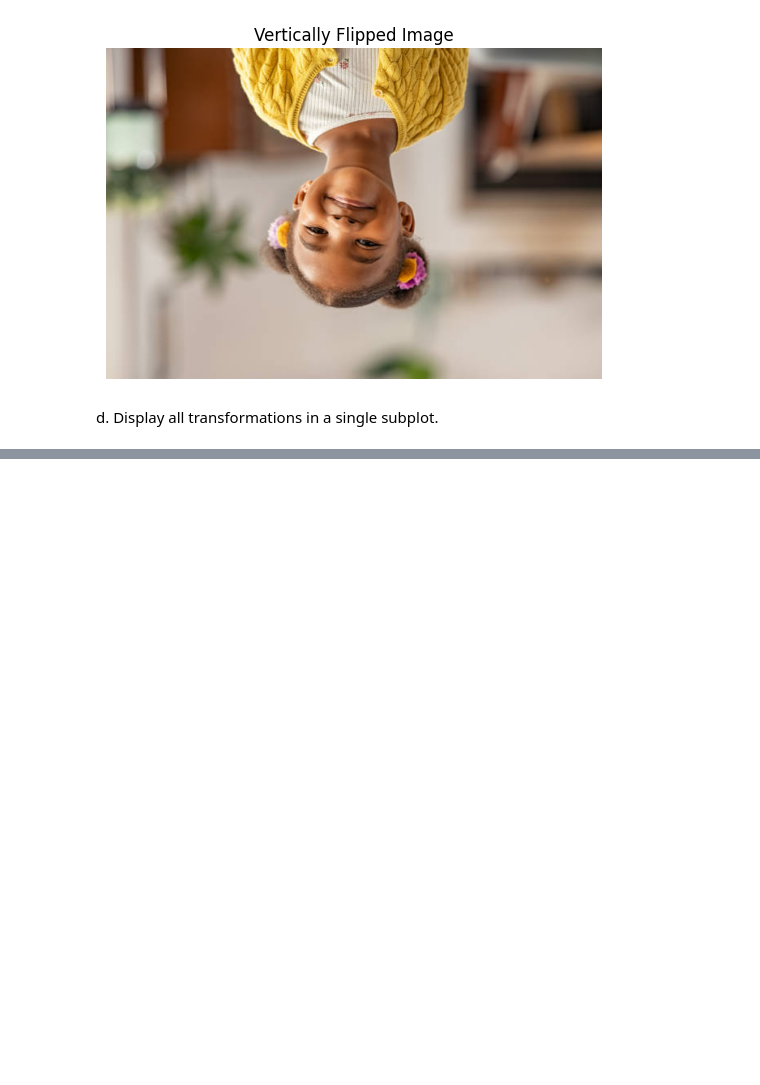
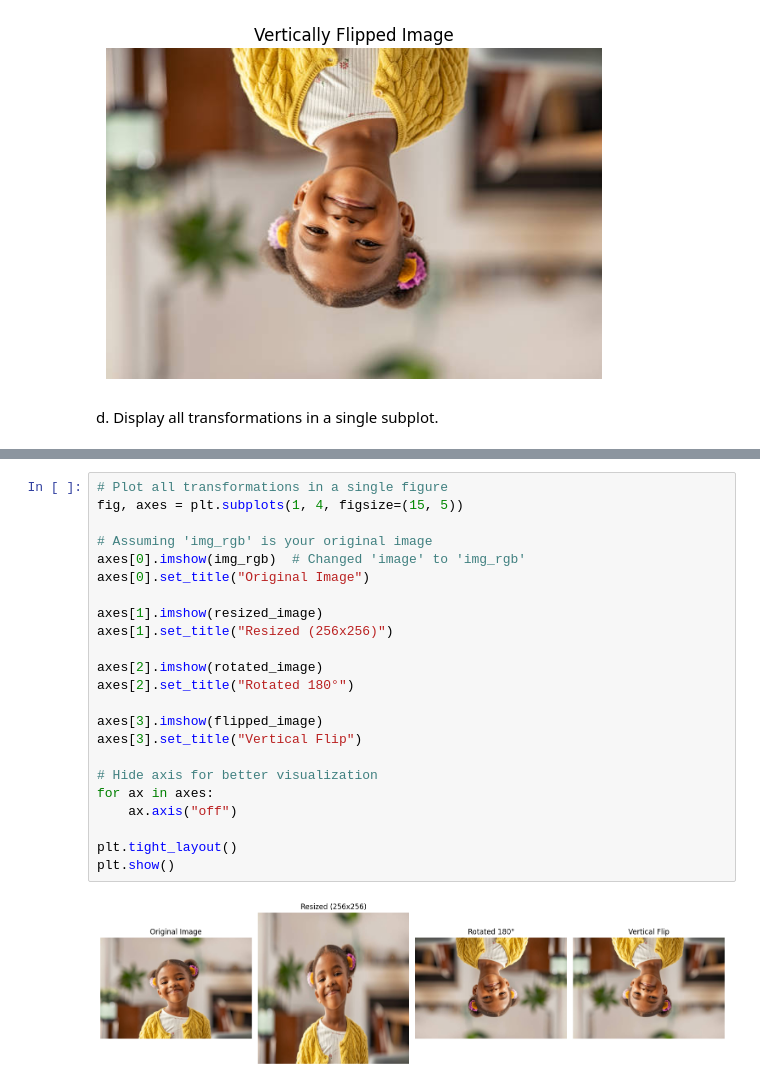
Before and after one commit to Mehadi4021/Digital-Image-Processing_Lab_CSE438, a Jupyter notebook: Lab_Assignment_2_Md_Mehadi_Hasan_2125051003.ipynb, the cells around one changed output, grey strips where cells are left out. Cells and saved outputs as stored; diff of their text form; blank space fills up the shorter version.

```diff
--- a/Lab_Assignment_2_Md_Mehadi_Hasan_2125051003.ipynb
+++ b/Lab_Assignment_2_Md_Mehadi_Hasan_2125051003.ipynb
@@ -149,0 +105,25 @@ plt.show()
+# %%
+# Plot all transformations in a single figure
+fig, axes = plt.subplots(1, 4, figsize=(15, 5))
+
+# Assuming 'img_rgb' is your original image
+axes[0].imshow(img_rgb)  # Changed 'image' to 'img_rgb'
+axes[0].set_title("Original Image")
+
+axes[1].imshow(resized_image)
+axes[1].set_title("Resized (256x256)")
+
+axes[2].imshow(rotated_image)
+axes[2].set_title("Rotated 180°")
+
+axes[3].imshow(flipped_image)
+axes[3].set_title("Vertical Flip")
+
+# Hide axis for better visualization
+for ax in axes:
+    ax.axis("off")
+
+plt.tight_layout()
+plt.show()
+# %% [output]
+[figure, added]
```
Also changed, not shown: parts of 2 cells of this notebook.
